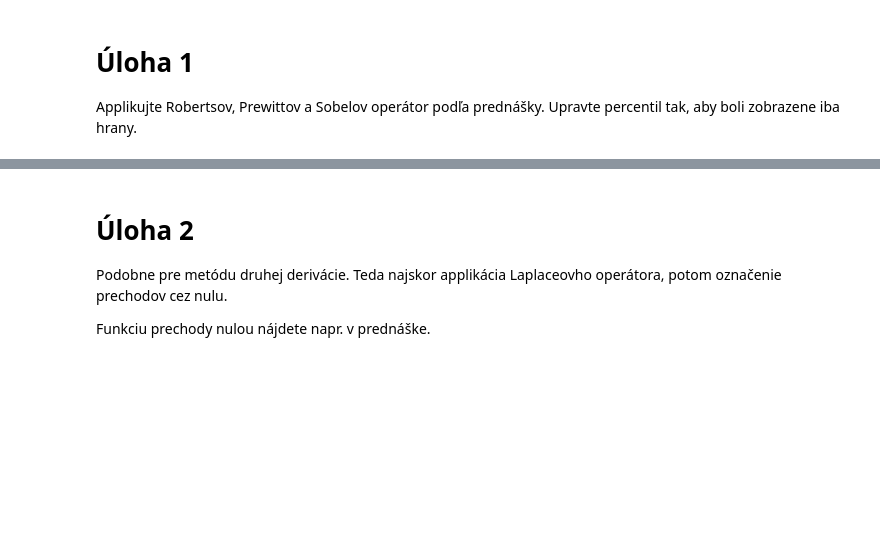
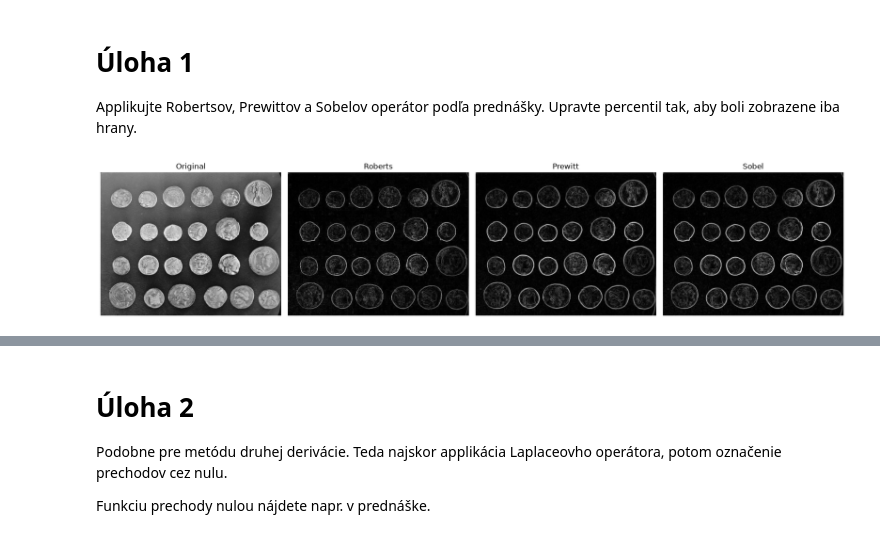
Before and after one commit to CodyM4V3R1CK/CSO, a Jupyter notebook: cso_cvicenie_7/cso_cvicenie_7.ipynb, the cells around one changed output, grey strips where cells are left out. Drawn from its saved outputs; the diff is of its cells as text; code cells hidden in the pictures; blank space fills up the shorter version.

```diff
--- a/cso_cvicenie_7/cso_cvicenie_7.ipynb
+++ b/cso_cvicenie_7/cso_cvicenie_7.ipynb
@@ -18,34 +18,42 @@ Upravte percentil tak, aby boli zobrazene iba hrany.
 # %%
 image = sk.data.coins()
 image = sk.util.img_as_float(image)
 
-roberts_x = ...
-roberts_y = ...
+roberts_x = np.array([[1, 0],
+                      [0, -1]])
+roberts_y = np.array([[0, 1],
+                      [-1, 0]])
 
-prewitt_x = ...
-prewitt_y = ...
+prewitt_x = np.array([[-1, 0, 1],
+                      [-1, 0, 1],
+                      [-1, 0, 1]])
+prewitt_y = prewitt_x.T
 
-sobel_x = ...
-sobel_y = ...
+sobel_x = np.array([[-1, 0, 1],
+                    [-2, 0, 2],
+                    [-1, 0, 1]])
+sobel_y = sobel_x.T
 
 roberts_gx = convolve2d(image, roberts_x, mode="same", boundary="symm")
 roberts_gy = convolve2d(image, roberts_y, mode="same", boundary="symm")
 roberts_hrany = np.sqrt(roberts_gx**2+roberts_gy**2)
 
-prewitt_gx = ...
-prewitt_gy = ...
-prewitt_hrany = ...
+prewitt_gx = convolve2d(image, prewitt_x, mode="same", boundary="symm")
+prewitt_gy = convolve2d(image, prewitt_y, mode="same", boundary="symm")
+prewitt_hrany = np.sqrt(prewitt_gx**2 + prewitt_gy**2)
 
-sobel_gx = ...
-sobel_gy = ...
-sobel_hrany = ...
+sobel_gx = convolve2d(image, sobel_x, mode="same", boundary="symm")
+sobel_gy = convolve2d(image, sobel_y, mode="same", boundary="symm")
+sobel_hrany = np.sqrt(sobel_gx**2 + sobel_gy**2)
 
 fig, ax = plt.subplots(1, 4, figsize=(17, 5))
 for a, obr, nazov in zip(ax, [image, roberts_hrany, prewitt_hrany, sobel_hrany],
                          ["Original", "Roberts", "Prewitt", "Sobel"]):
     a.imshow(obr, cmap="gray")
     a.set_title(nazov)
     a.axis("off")
 plt.tight_layout()
 plt.show()
+# %% [output]
+[figure, added]
 # %%
```
Also changed, not shown: parts of 7 cells of this notebook, 2 other files.
